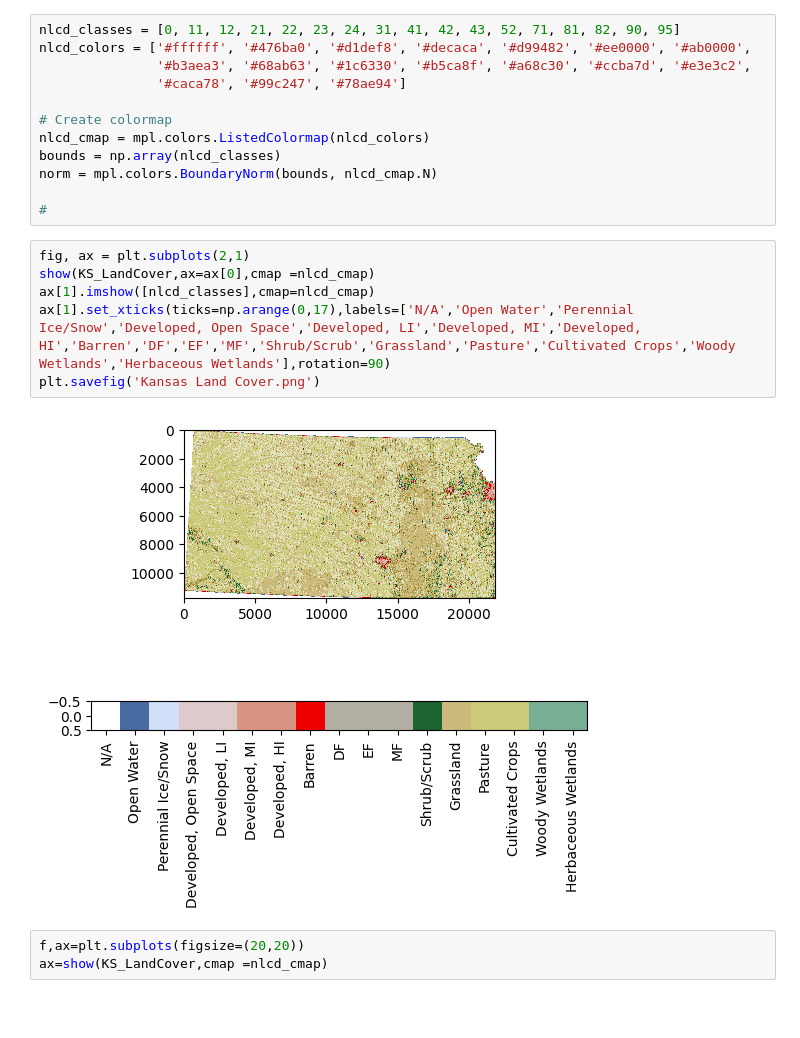
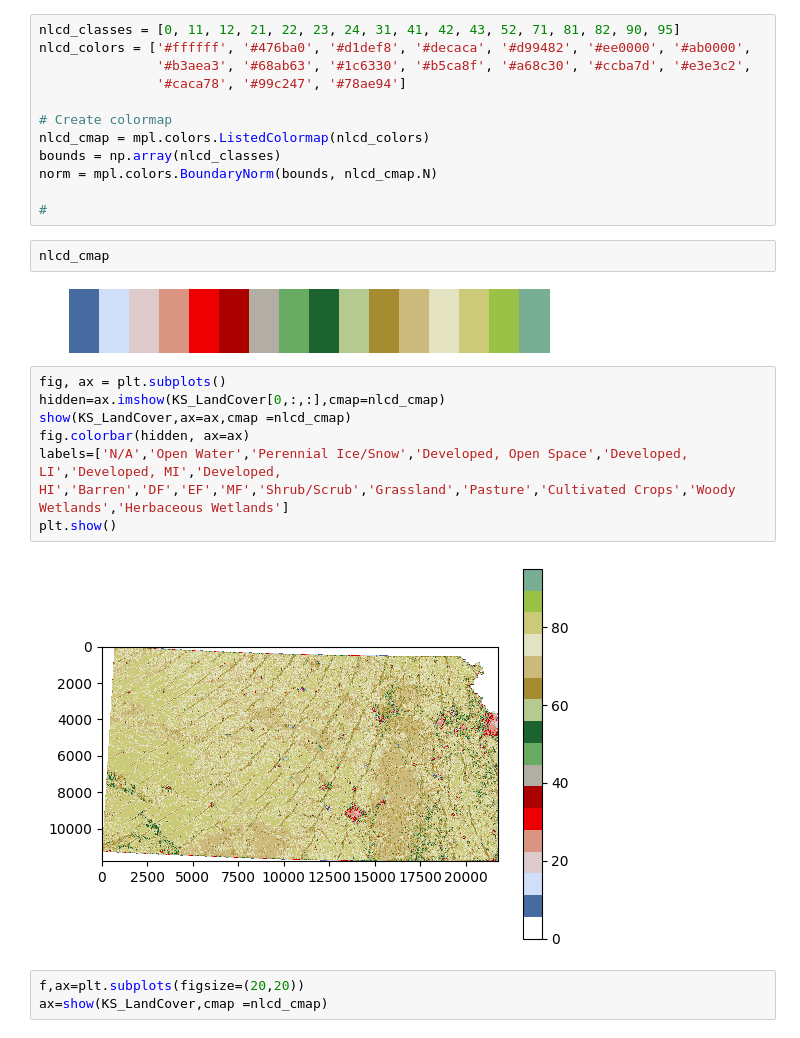
Before and after one commit to chad-fisher/KansasWind, a Jupyter notebook: Kansas_Windfarms.ipynb, the cells around one changed output. Saved outputs shown, nothing was run; the diff lists cells and outputs as text; blank space fills up the shorter version.

```diff
--- a/Kansas_Windfarms.ipynb
+++ b/Kansas_Windfarms.ipynb
@@ -174,14 +179,19 @@ bounds = np.array(nlcd_classes)
 norm = mpl.colors.BoundaryNorm(bounds, nlcd_cmap.N)
 
 #
+# %%
+nlcd_cmap
+# %% [output]
+[figure, added]
 # %%
-fig, ax = plt.subplots(2,1)
-show(KS_LandCover,ax=ax[0],cmap =nlcd_cmap)
-ax[1].imshow([nlcd_classes],cmap=nlcd_cmap)
-ax[1].set_xticks(ticks=np.arange(0,17),labels=['N/A','Open Water','Perennial Ice/Snow','Developed, Open Space','Developed, LI','Developed, MI','Developed, HI','Barren','DF','EF','MF','Shrub/Scrub','Grassland','Pasture','Cultivated Crops','Woody Wetlands','Herbaceous Wetlands'],rotation=90)
-plt.savefig('Kansas Land Cover.png')
+fig, ax = plt.subplots()
+hidden=ax.imshow(KS_LandCover[0,:,:],cmap=nlcd_cmap)
+show(KS_LandCover,ax=ax,cmap =nlcd_cmap)
+fig.colorbar(hidden, ax=ax)
+labels=['N/A','Open Water','Perennial Ice/Snow','Developed, Open Space','Developed, LI','Developed, MI','Developed, HI','Barren','DF','EF','MF','Shrub/Scrub','Grassland','Pasture','Cultivated Crops','Woody Wetlands','Herbaceous Wetlands']
+plt.show()
 # %% [output]
-[figure, old version]
+[figure, new version]
 # %%
 f,ax=plt.subplots(figsize=(20,20))
 ax=show(KS_LandCover,cmap =nlcd_cmap)
```
Also changed, not shown: parts of 40 cells of this notebook.
